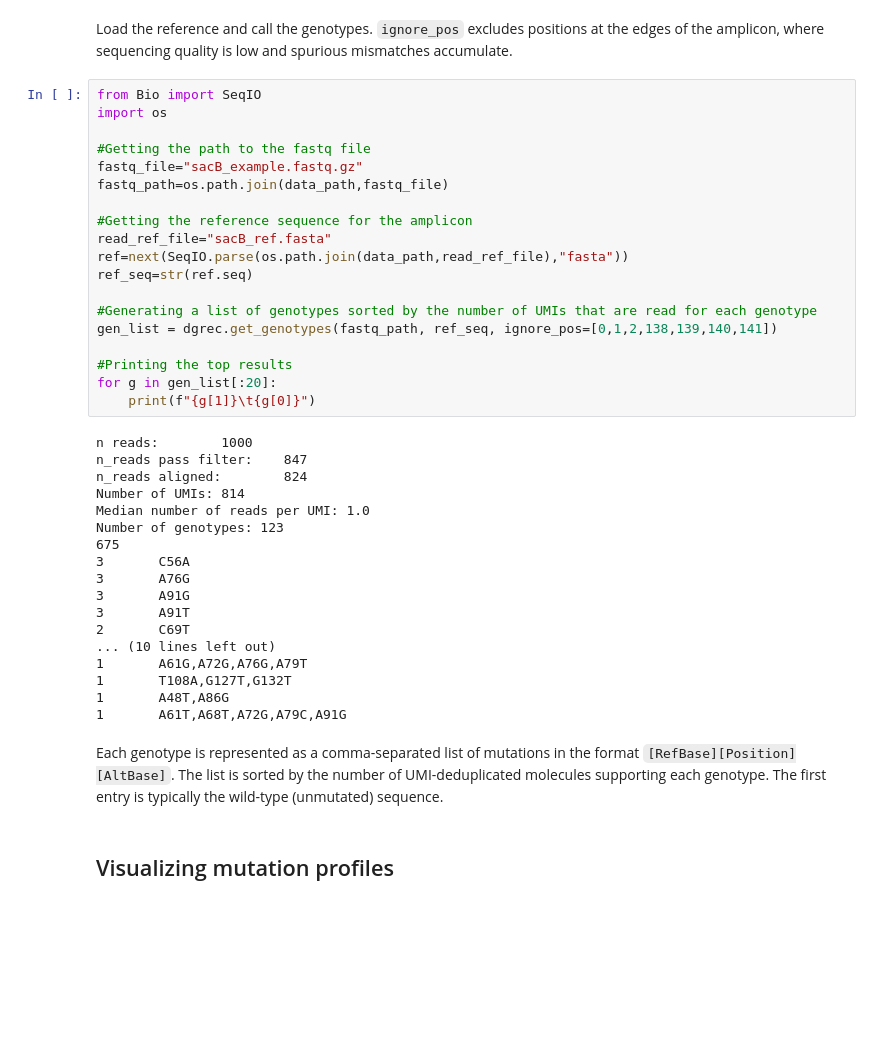
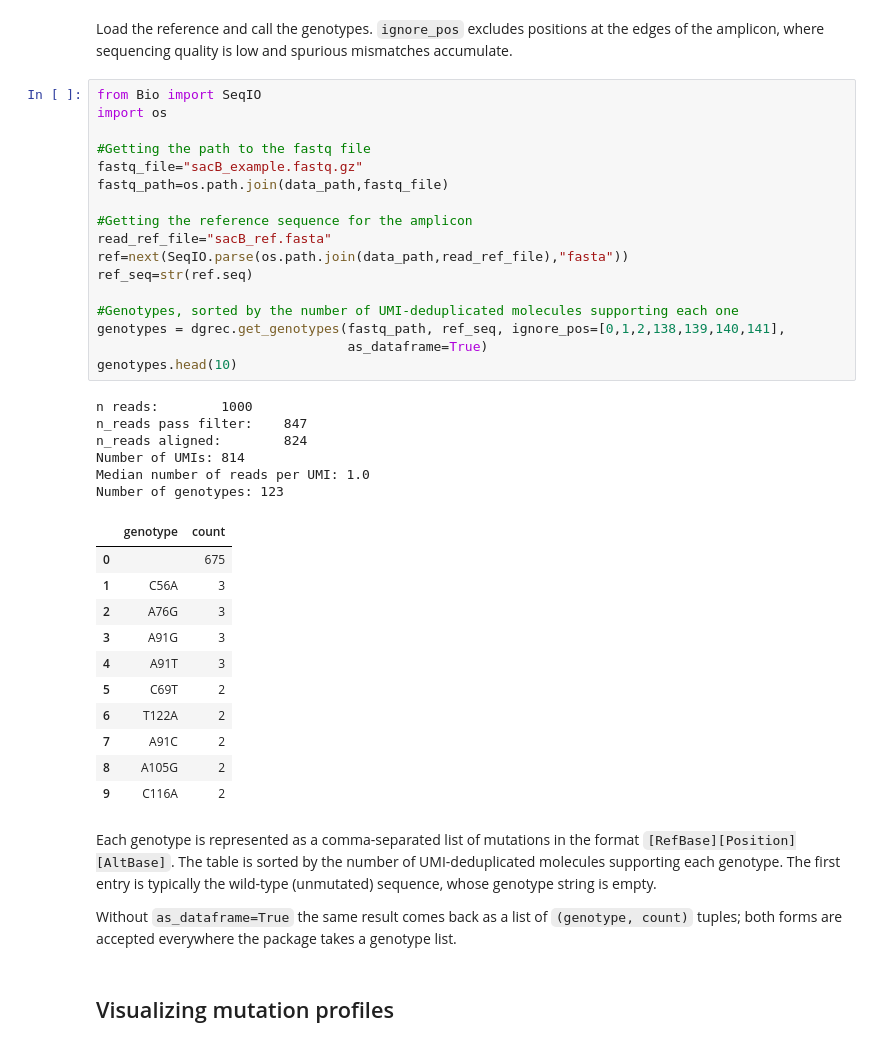
Before and after one commit to dbikard/dgrec, a Jupyter notebook: nbs/how_to.ipynb, the cells around one changed output. Cells and saved outputs as stored; diff of their text form; blank space fills up the shorter version.

```diff
--- a/nbs/how_to.ipynb
+++ b/nbs/how_to.ipynb
@@ -185,42 +185,42 @@ amplicon, where sequencing quality is low and spurious mismatches accumulate.
 # %%
 from Bio import SeqIO
 import os
 
 #Getting the path to the fastq file
 fastq_file="sacB_example.fastq.gz"
 fastq_path=os.path.join(data_path,fastq_file)
 
 #Getting the reference sequence for the amplicon
 read_ref_file="sacB_ref.fasta"
 ref=next(SeqIO.parse(os.path.join(data_path,read_ref_file),"fasta"))
 ref_seq=str(ref.seq)
 
-#Generating a list of genotypes sorted by the number of UMIs that are read for each genotype
-gen_list = dgrec.get_genotypes(fastq_path, ref_seq, ignore_pos=[0,1,2,138,139,140,141])
-
-#Printing the top results
-for g in gen_list[:20]:
-    print(f"{g[1]}\t{g[0]}")
+#Genotypes, sorted by the number of UMI-deduplicated molecules supporting each one
+genotypes = dgrec.get_genotypes(fastq_path, ref_seq, ignore_pos=[0,1,2,138,139,140,141],
+                                as_dataframe=True)
+genotypes.head(10)
 # %% [output]
 n reads:        1000
 n_reads pass filter:    847
 n_reads aligned:        824
 Number of UMIs: 814
 Median number of reads per UMI: 1.0
 Number of genotypes: 123
-675
-3       C56A
-3       A76G
-3       A91G
-3       A91T
-2       C69T
-... (10 lines left out)
-1       A61G,A72G,A76G,A79T
-1       T108A,G127T,G132T
-1       A48T,A86G
-1       A61T,A68T,A72G,A79C,A91G
+|  | genotype | count |
+| 0 |  | 675 |
+| 1 | C56A | 3 |
+| 2 | A76G | 3 |
+| 3 | A91G | 3 |
+| 4 | A91T | 3 |
+| 5 | C69T | 2 |
+| 6 | T122A | 2 |
+| 7 | A91C | 2 |
+| 8 | A105G | 2 |
+| 9 | C116A | 2 |
 # %% [markdown]
-Each genotype is represented as a comma-separated list of mutations in the format `[RefBase][Position][AltBase]`. The list is sorted by the number of UMI-deduplicated molecules supporting each genotype. The first entry is typically the wild-type (unmutated) sequence.
+Each genotype is represented as a comma-separated list of mutations in the format `[RefBase][Position][AltBase]`. The table is sorted by the number of UMI-deduplicated molecules supporting each genotype. The first entry is typically the wild-type (unmutated) sequence, whose genotype string is empty.
+
+Without `as_dataframe=True` the same result comes back as a list of `(genotype, count)` tuples; both forms are accepted everywhere the package takes a genotype list.
 # %% [markdown]
 ## Visualizing mutation profiles
 # %% [markdown]
```
Also changed, not shown: parts of 1 cell of this notebook, 12 other files.
